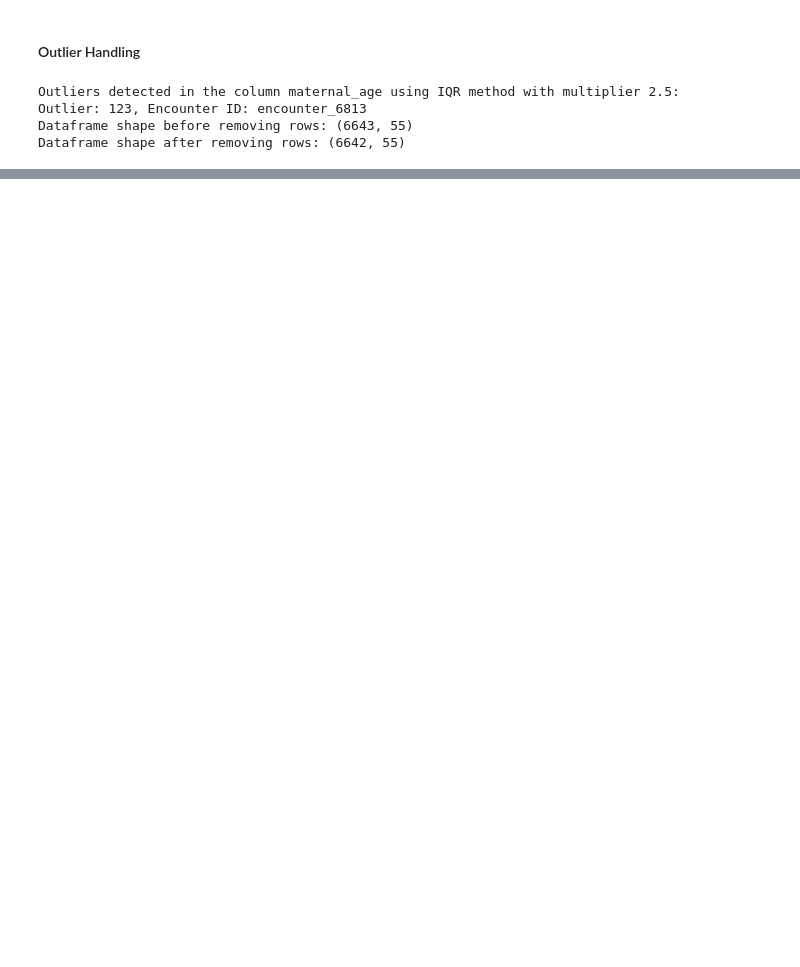
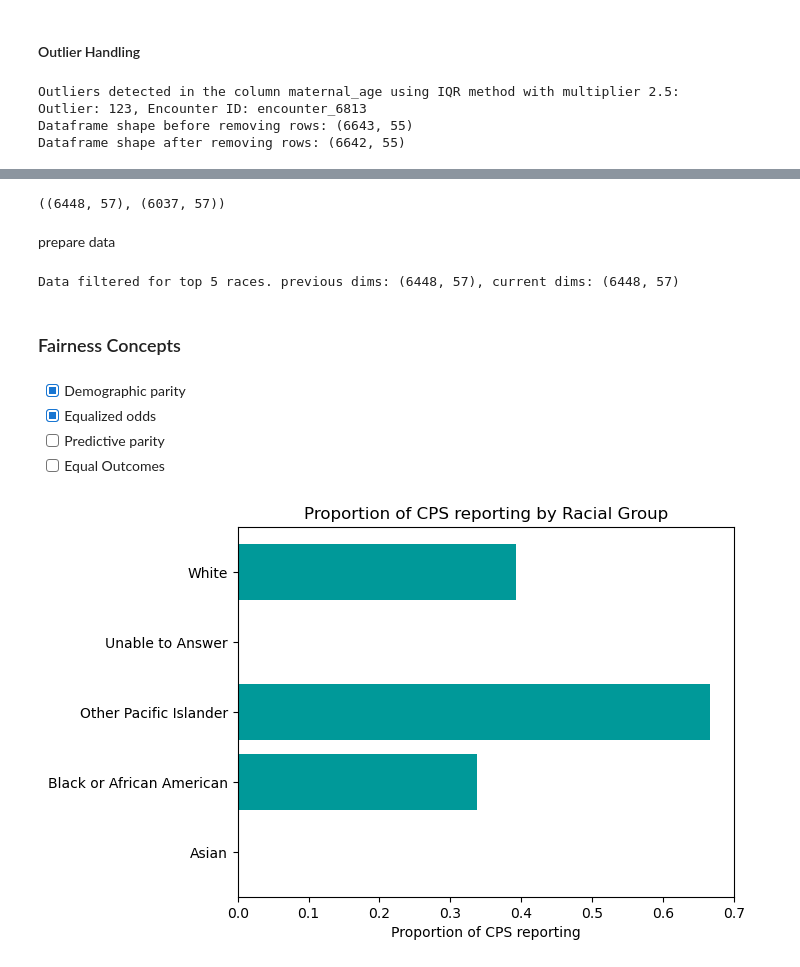
Before and after one commit to healthineerRuchi/adlm-fairlabs-competition, a Jupyter notebook: notebooks/preprocess.ipynb, the cells around one changed output, grey strips where cells are left out. Cells and saved outputs as stored; diff of their text form; code cells hidden in the pictures; blank space fills up the shorter version.

Commit message:
cleaned data & calculated fairness metrics

```diff
--- a/notebooks/preprocess.ipynb
+++ b/notebooks/preprocess.ipynb
@@ -78,0 +139,4 @@ Dataframe shape after removing rows: (6642, 55)
+# %%
+df.shape, df_z.shape
+# %% [output]
+((6448, 57), (6037, 57))
@@ -78,0 +159,2 @@ Dataframe shape after removing rows: (6642, 55)
+# %% [markdown]
+prepare data
@@ -78,0 +166,54 @@ Dataframe shape after removing rows: (6642, 55)
+# %%
+filtered_df = filter_top_n_races(data=df, column_name='maternal_race', n=5)
+print(f"Data filtered for top 5 races. previous dims: {filtered_df.shape}, current dims: {df.shape}")
+df = filtered_df
+df['cps_reported'] = df['cps_reporting_date'].notna().astype(int)
+drug_tst_cols = [col for col in df.columns if "detected" in col]
+df['uds_positive'] = df[drug_tst_cols].any(axis=1).astype(int)
+before_df, after_df = split_data_by_date(data=df, split_date='2028-03-01')
+before_df.to_csv("../data/interim/top5-races_df_before.csv")
+after_df.to_csv("../data/interim/top5-races_df_after.csv")
+# %% [output]
+Data filtered for top 5 races. previous dims: (6448, 57), current dims: (6448, 57)
+# %% [markdown]
+### Fairness Concepts
+# %% [markdown]
+- [X] Demographic parity
+- [X] Equalized odds
+- [ ] Predictive parity
+- [ ] Equal Outcomes
+# %%
+def check_demographic_parity(df):
+    df = df.copy()
+
+    proportion_per_race = dict(df.groupby('maternal_race')['cps_reported'].mean())
+    overall_proportion = df['cps_reported'].mean()
+
+    return proportion_per_race, overall_proportion
+
+
+def create_barh_chart(categories, values, xlabel='', ylabel='', title='', color=COLOR, figsize=(10, 6), ax=None):
+    # plt.figure(figsize=figsize)
+    # plt.barh(categories, values, color=color)
+    # plt.xlabel(xlabel)
+    # plt.ylabel(ylabel)
+    # plt.title(title)
+    # plt.show()
+
+    if ax is None:
+        fig, ax = plt.subplots()
+
+    ax.barh(categories, values, color=color)
+    ax.set_xlabel(xlabel)
+    ax.set_ylabel(ylabel)
+    ax.set_title(title)
+
+
+def plot_demographic_parity(df):
+    racial_groups = list(check_demographic_parity(df=before_df)[0].keys())
+    proportions = list(check_demographic_parity(df=before_df)[0].values())
+    create_barh_chart(categories=racial_groups, values=proportions, title="Proportion of CPS reporting by Racial Group", xlabel="Proportion of CPS reporting")
+# %%
+plot_demographic_parity(before_df)
+# %% [output]
+[figure, added]
```
Also changed, not shown: parts of 18 cells of this notebook.
